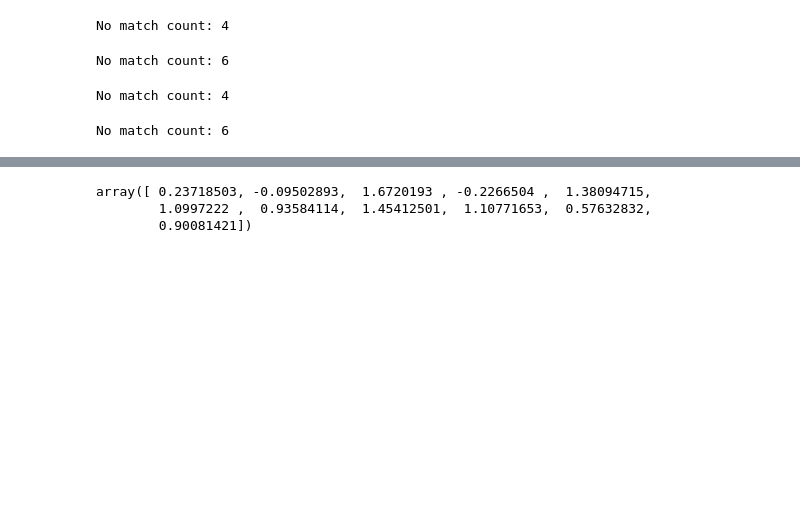
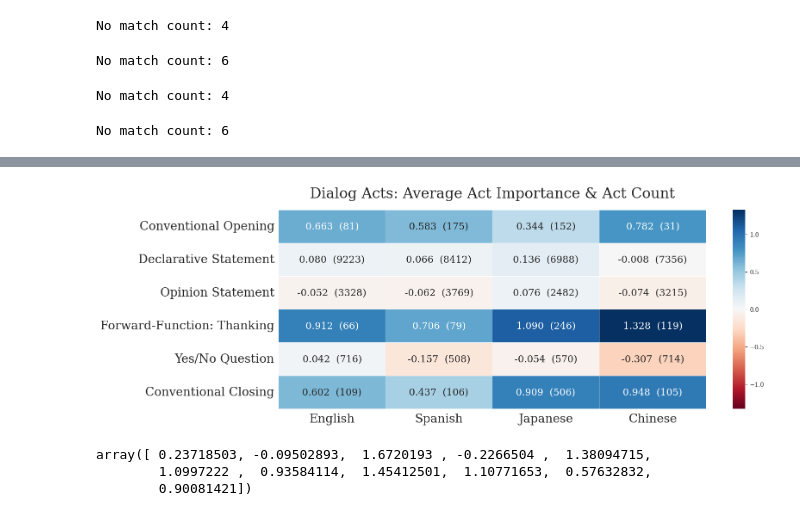
Before and after one commit to shreyahavaldar/multilingual_politeness, a Jupyter notebook: analysis/dialog_acts/dialog_mapping.ipynb, the cells around one changed output, grey strips where cells are left out. Saved outputs shown, nothing was run; the diff lists cells and outputs as text; code cells hidden in the pictures; blank space fills up the shorter version.

```diff
--- a/analysis/dialog_acts/dialog_mapping.ipynb
+++ b/analysis/dialog_acts/dialog_mapping.ipynb
@@ -418,3 +318,49 @@ shap_sent_en[0:4]
+# %%
+keys_to_keep = ["fp", "sd", "sv", "ft", "qy",  "fc"]
+
+en_avg_trimmed = {dialog_act_labels[x]: en_avg_raw[x] for x in keys_to_keep}
+es_avg_trimmed = {dialog_act_labels[x]: es_avg_raw[x] for x in keys_to_keep}
+ja_avg_trimmed = {dialog_act_labels[x]: ja_avg_raw[x] for x in keys_to_keep}
+zh_avg_trimmed = {dialog_act_labels[x]: zh_avg_raw[x] for x in keys_to_keep}
+
+en_counts_trimmed = {dialog_act_labels[x]: en_counts_raw[x] for x in keys_to_keep}
+es_counts_trimmed = {dialog_act_labels[x]: es_counts_raw[x] for x in keys_to_keep}
+ja_counts_trimmed = {dialog_act_labels[x]: ja_counts_raw[x] for x in keys_to_keep}
+zh_counts_trimmed = {dialog_act_labels[x]: zh_counts_raw[x] for x in keys_to_keep}
+
+value_to_label_map = {}
+for key in en_avg_trimmed.keys():
+    to_iterate = [en_avg_trimmed, es_avg_trimmed, ja_avg_trimmed, zh_avg_trimmed]
+    counts_to_iterate = [en_counts_trimmed, es_counts_trimmed, ja_counts_trimmed, zh_counts_trimmed]
+    for idx, _ in enumerate(to_iterate):
+        val = to_iterate[idx][key]
+        count = counts_to_iterate[idx][key]
+        #format val to string with 3 sig figs
+        val_string = "{:.3f}".format(val)
+        count_string = "{:.0f}".format(count)
+        label = val_string + "  (" + count_string + ")"
+        value_to_label_map[val] = label
+
+df = pd.DataFrame([en_avg_trimmed, es_avg_trimmed, ja_avg_trimmed, zh_avg_trimmed],
+                     index=["English", "Spanish", "Japanese", "Chinese"])
+
+labels = (df.T).applymap(lambda v: 'NA' if v == 0 else value_to_label_map[v])
+plt.rcParams['font.family'] = 'serif'
+plt.figure(figsize=(16, 6))
+plt.title("Dialog Acts: Average Act Importance & Act Count", fontsize=24, pad=20)
+sns.heatmap(df.T, annot=labels,
+            cmap="RdBu",
+            vmin=-np.max(df.max()) ,
+            vmax=np.max(df.max()),
+            annot_kws={"size": 16, 'verticalalignment': 'center', 'horizontalalignment': 'left'},
+            cbar_kws={'aspect': 16},
+            linewidths=0.5,
+            fmt = '')
+plt.xticks(fontsize=20)
+plt.yticks(fontsize=20)
+plt.show()
+# %% [output]
+[figure, added]
 # %%
 np.concatenate(shap_sent_en[0:4])
 # %% [output]
```
Also changed, not shown: parts of 9 cells of this notebook, 26 other files.
